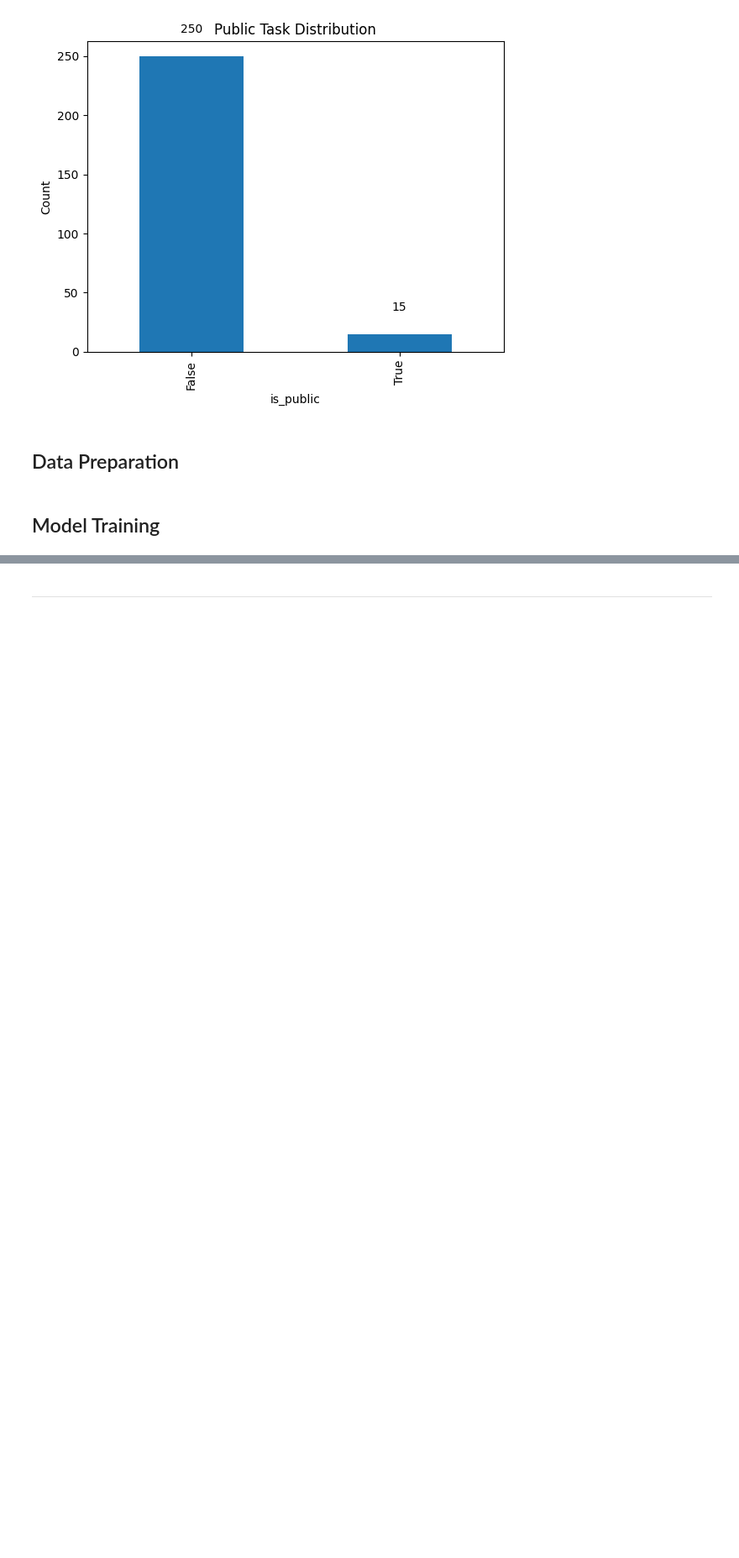
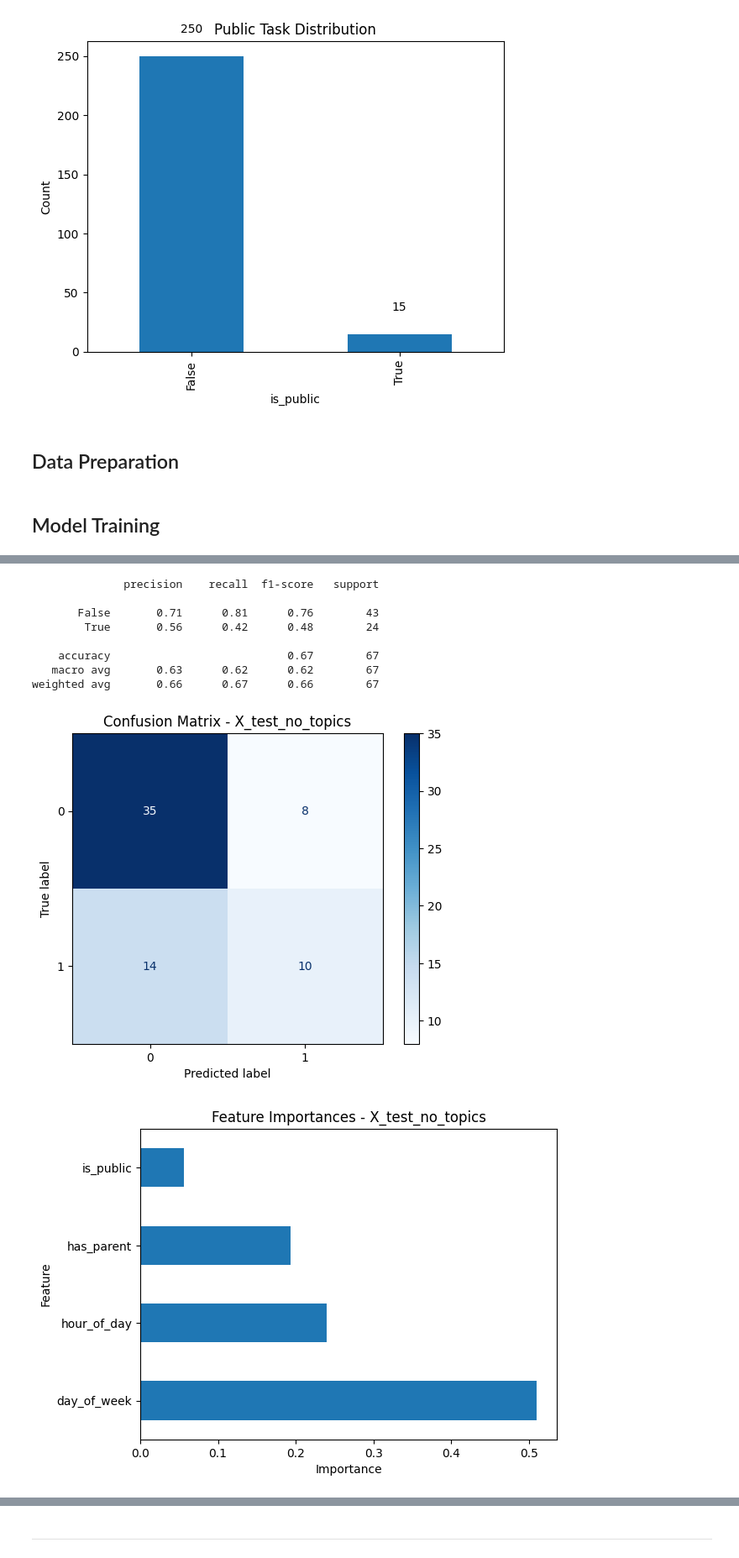
Before and after one commit to pt7481/dootoo_item_prediction, a Jupyter notebook: eda/dootoo_item_prediction.ipynb, the cells around one changed output, grey strips where cells are left out. Shown at 84% size. Saved outputs shown, nothing was run; the diff lists cells and outputs as text; code cells hidden in the pictures; blank space fills up the shorter version.

```diff
--- a/eda/dootoo_item_prediction.ipynb
+++ b/eda/dootoo_item_prediction.ipynb
@@ -399,0 +451,16 @@ weighted avg       0.70      0.70      0.66        67
+# %%
+X_test_prepared_no_topic = X_test_prepared[filtered_cols]
+log_model_metrics(
+    clf_no_topics, X_test_prepared_no_topic, y_test, dataset_name="X_test_no_topics"
+)
+# %% [output]
+              precision    recall  f1-score   support
+
+       False       0.71      0.81      0.76        43
+        True       0.56      0.42      0.48        24
+
+    accuracy                           0.67        67
+   macro avg       0.63      0.62      0.62        67
+weighted avg       0.66      0.67      0.66        67
+[figure, added]
+[figure, added]
```
Also changed, not shown: parts of 19 cells of this notebook, 2 other files.
